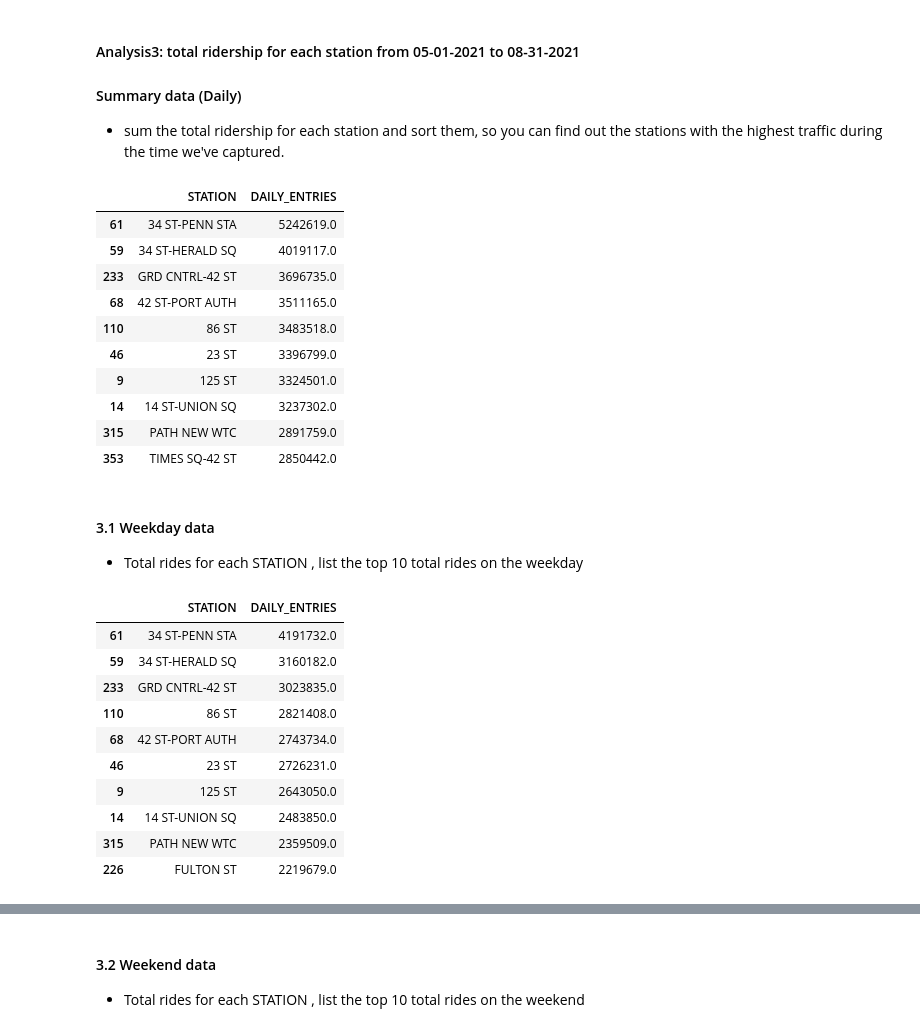
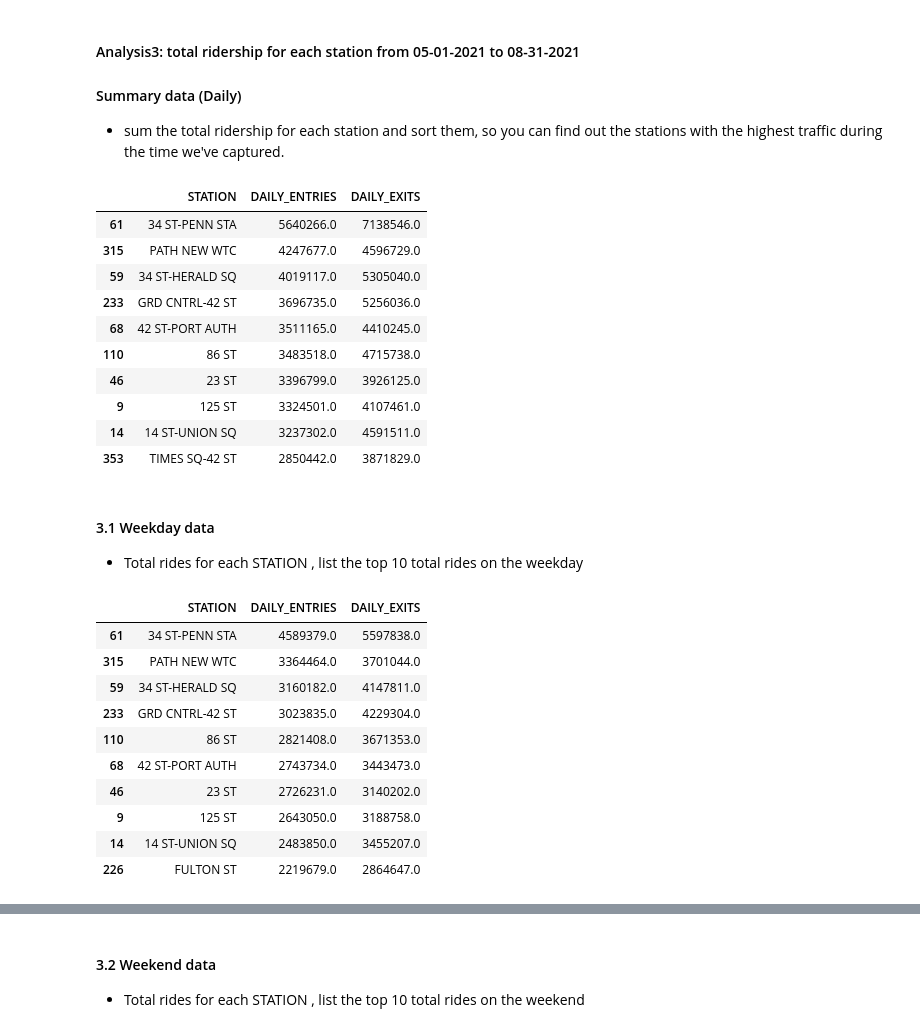
Before and after one commit to CodeHana/DA_Project, a Jupyter notebook: DA_Project/My_MTA_Project-Copy1.ipynb, the cells around one changed output, grey strips where cells are left out. Saved outputs shown, nothing was run; the diff lists cells and outputs as text; code cells hidden in the pictures.

```diff
--- a/DA_Project/My_MTA_Project-Copy1.ipynb
+++ b/DA_Project/My_MTA_Project-Copy1.ipynb
@@ -692,6 +814,21 @@ def get_daily_counts(row, max_counter):
         return 0
 
     return counter
+# %%
+def get_daily_exits_counts(row, max_counter):
+    counter = row.EXITS - row.PREV_EXITS
+    if counter < 0: # reverse counting
+        counter = -counter
+    if counter > max_counter:
+        # try to take the min first
+        print(f'entries: {row.EXITS} <-- {row.PREV_EXITS}')
+        counter = min(row.EXITS, row.PREV_EXITS)
+
+    if counter > max_counter:
+        # if still too big , reset to 0
+        return 0
+
+    return counter
 # %%
 # test1: max_counter=1000000  maxium number of entry into turnstile in a day
 mta_dfs_daily_entries['DAILY_ENTRIES_TEST1'] = mta_dfs_daily_entries.apply(get_daily_counts, axis = 1, max_counter=1000000)
@@ -740,7 +877,7 @@ Name: DAILY_ENTRIES_TEST1, dtype: float64
 # %%
-# # test2: max_counter=100000, maxium number of entry into turnstile in a day within 4 hours
+# # test2: max_counter=250000, maxium number of entry into turnstile in a day within 4 hours
 
-mta_dfs_daily_entries['DAILY_ENTRIES_TEST2'] = mta_dfs_daily_entries.apply(get_daily_counts, axis = 1, max_counter=60000)
+mta_dfs_daily_entries['DAILY_ENTRIES_TEST2'] = mta_dfs_daily_entries.apply(get_daily_counts, axis = 1, max_counter=250000)
 # %% [output]
 entries: 3109 <-- 1390173.0
 entries: 160 <-- 479907.0
@@ -818,0 +1009,2 @@ mta_dfs_daily_entries.describe()
+# %%
+mta_dfs_daily_entries['DAILY_EXITS'] = mta_dfs_daily_entries.apply(get_daily_exits_counts, axis = 1, max_counter=250000)
@@ -928,6 +1139,6 @@ ca_unit_station_weekend.reset_index().sort_values("DAILY_ENTRIES", ascending=Fal
 #### 2 Summary data (Daily)
 -  Daily time series for each STATION, by adding up the daily entries for all the turnstiles in each station.some has only one
 # %%
-station_daily = mta_dfs_daily_entries.groupby(["STATION", "DATE"])[["DAILY_ENTRIES"]].sum().reset_index()
+station_daily = mta_dfs_daily_entries.groupby(["STATION", "DATE"])[['DAILY_ENTRIES','DAILY_EXITS']].sum().reset_index()
 station_daily.sort_values("DAILY_ENTRIES", ascending = False).head(10)
 # %% [output]
@@ -984,37 +1195,37 @@ station_weekend.sort_values("DAILY_ENTRIES", ascending = False).head(10)
 #### Summary data (Daily)
 - sum the total ridership for each station and sort them, so you can find out the stations with the highest traffic during the time we've captured.
 # %%
-stations_daily_totals = station_daily.groupby('STATION')['DAILY_ENTRIES'].sum().\
+stations_daily_totals = station_daily.groupby('STATION')[['DAILY_ENTRIES','DAILY_EXITS']].sum().\
                 reset_index().sort_values('DAILY_ENTRIES', ascending=False)
 stations_daily_totals.head(10)
 # %% [output]
-|  | STATION | DAILY_ENTRIES |
-| 61 | 34 ST-PENN STA | 5242619.0 |
-| 59 | 34 ST-HERALD SQ | 4019117.0 |
-| 233 | GRD CNTRL-42 ST | 3696735.0 |
-| 68 | 42 ST-PORT AUTH | 3511165.0 |
-| 110 | 86 ST | 3483518.0 |
-| 46 | 23 ST | 3396799.0 |
-| 9 | 125 ST | 3324501.0 |
-| 14 | 14 ST-UNION SQ | 3237302.0 |
-| 315 | PATH NEW WTC | 2891759.0 |
-| 353 | TIMES SQ-42 ST | 2850442.0 |
+|  | STATION | DAILY_ENTRIES | DAILY_EXITS |
+| 61 | 34 ST-PENN STA | 5640266.0 | 7138546.0 |
+| 315 | PATH NEW WTC | 4247677.0 | 4596729.0 |
+| 59 | 34 ST-HERALD SQ | 4019117.0 | 5305040.0 |
+| 233 | GRD CNTRL-42 ST | 3696735.0 | 5256036.0 |
+| 68 | 42 ST-PORT AUTH | 3511165.0 | 4410245.0 |
+| 110 | 86 ST | 3483518.0 | 4715738.0 |
+| 46 | 23 ST | 3396799.0 | 3926125.0 |
+| 9 | 125 ST | 3324501.0 | 4107461.0 |
+| 14 | 14 ST-UNION SQ | 3237302.0 | 4591511.0 |
+| 353 | TIMES SQ-42 ST | 2850442.0 | 3871829.0 |
 # %% [markdown]
 #### 3.1 Weekday data
 - Total rides for each STATION , list the top 10 total rides on the weekday
 # %%
-stations_weekday_totals = station_weekday.groupby('STATION')['DAILY_ENTRIES'].sum().\
+stations_weekday_totals = station_weekday.groupby('STATION')[['DAILY_ENTRIES','DAILY_EXITS']].sum().\
                 reset_index().sort_values('DAILY_ENTRIES', ascending=False)
 stations_weekday_totals.head(10)
 # %% [output]
-|  | STATION | DAILY_ENTRIES |
-| 61 | 34 ST-PENN STA | 4191732.0 |
-| 59 | 34 ST-HERALD SQ | 3160182.0 |
-| 233 | GRD CNTRL-42 ST | 3023835.0 |
-| 110 | 86 ST | 2821408.0 |
-| 68 | 42 ST-PORT AUTH | 2743734.0 |
-| 46 | 23 ST | 2726231.0 |
-| 9 | 125 ST | 2643050.0 |
-| 14 | 14 ST-UNION SQ | 2483850.0 |
-| 315 | PATH NEW WTC | 2359509.0 |
-| 226 | FULTON ST | 2219679.0 |
+|  | STATION | DAILY_ENTRIES | DAILY_EXITS |
+| 61 | 34 ST-PENN STA | 4589379.0 | 5597838.0 |
+| 315 | PATH NEW WTC | 3364464.0 | 3701044.0 |
+| 59 | 34 ST-HERALD SQ | 3160182.0 | 4147811.0 |
+| 233 | GRD CNTRL-42 ST | 3023835.0 | 4229304.0 |
+| 110 | 86 ST | 2821408.0 | 3671353.0 |
+| 68 | 42 ST-PORT AUTH | 2743734.0 | 3443473.0 |
+| 46 | 23 ST | 2726231.0 | 3140202.0 |
+| 9 | 125 ST | 2643050.0 | 3188758.0 |
+| 14 | 14 ST-UNION SQ | 2483850.0 | 3455207.0 |
+| 226 | FULTON ST | 2219679.0 | 2864647.0 |
```
Also changed, not shown: parts of 77 cells of this notebook, 3 other files.
